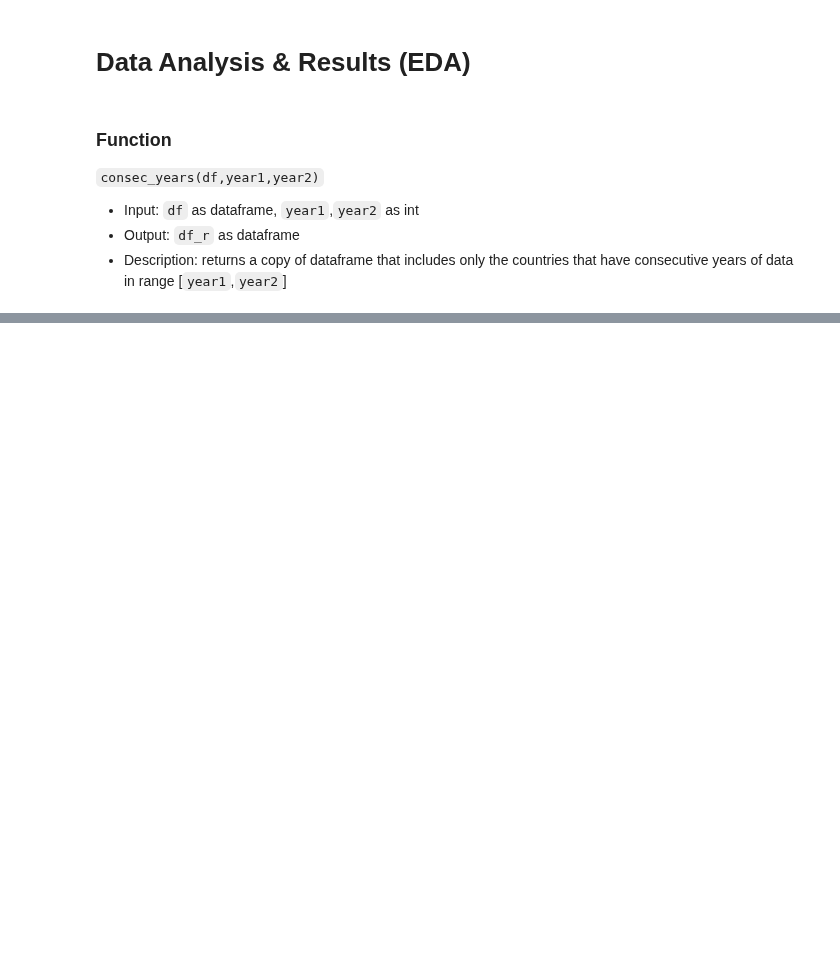
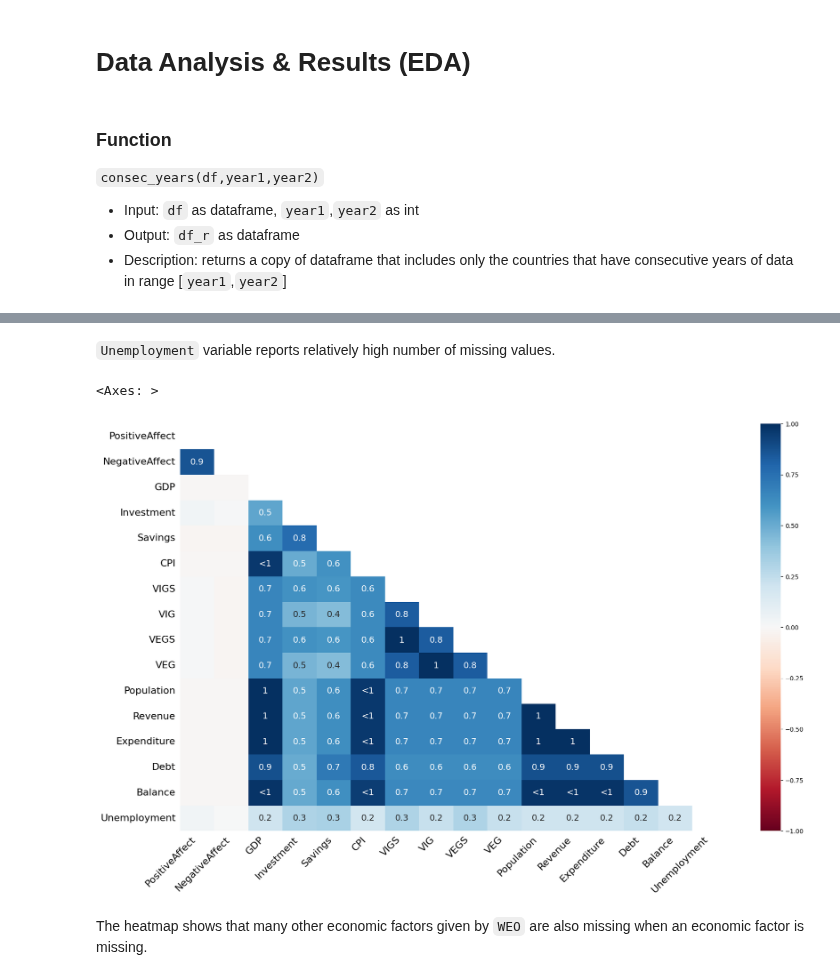
Before and after one commit to cskang3627/happiness, a Jupyter notebook: EDACheckpointGroup_Sp23_The_Group.ipynb, the cells around one changed output, grey strips where cells are left out. Drawn from its saved outputs; the diff is of its cells as text; code cells hidden in the pictures; blank space fills up the shorter version.

```diff
--- a/EDACheckpointGroup_Sp23_The_Group.ipynb
+++ b/EDACheckpointGroup_Sp23_The_Group.ipynb
@@ -254,0 +227,9 @@ print(data.shape)
+# %% [markdown]
+`Unemployment` variable reports relatively high number of missing values.
+# %%
+msno.heatmap(dataNa)
+# %% [output]
+<Axes: >
+[figure, added]
+# %% [markdown]
+The heatmap shows that many other economic factors given by `WEO` are also missing when an economic factor is missing.
```
Also changed, not shown: parts of 16 cells of this notebook.
